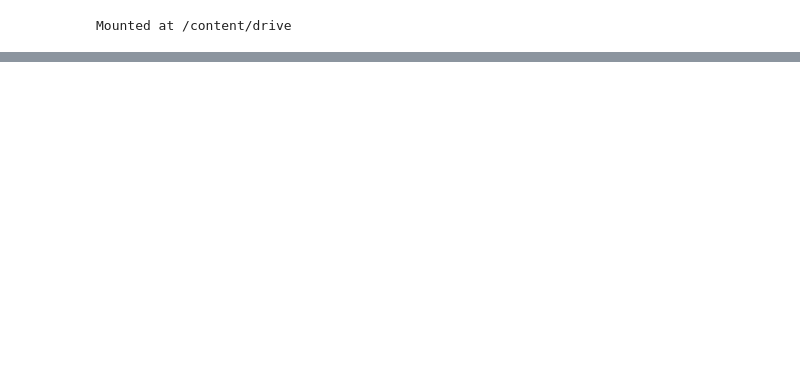
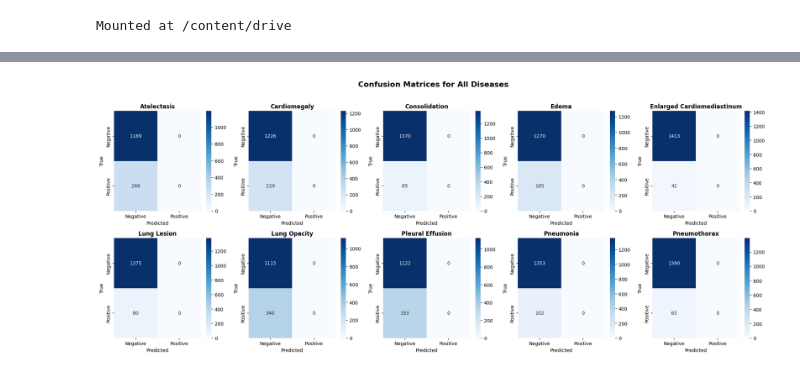
Before and after one commit to MANASVI005/heart_disease_prediction, a Jupyter notebook: heart_disease_prediction.ipynb, the cells around one changed output, grey strips where cells are left out. Cells and saved outputs as stored; diff of their text form; code cells hidden in the pictures; blank space fills up the shorter version.

```diff
--- a/heart_disease_prediction.ipynb
+++ b/heart_disease_prediction.ipynb
@@ -52,0 +702,15 @@ Streaming output truncated to the last 5000 lines.
+# %%
+# Train Phase 2
+print("🚀 Starting Phase 2 Training (fine-tuning)...\n")
+
+EPOCHS_PHASE2 = 4
+
+history_phase2 = model.fit(
+    train_generator,
+    validation_data=valid_generator,
+    epochs=EPOCHS_PHASE2,
+    callbacks=callbacks_phase2,
+    verbose=1
+)
+
+print("\n✅ Phase 2 training complete!")
@@ -52,0 +761,9 @@ Streaming output truncated to the last 5000 lines.
+# %%
+# Get predictions
+print("Getting predictions on test set...")
+y_pred_probs = model.predict(test_generator, verbose=1)
+y_pred = (y_pred_probs > 0.5).astype(int)
+y_true = test_df[DISEASE_COLUMNS].values
+
+print(f"\nPrediction shape: {y_pred_probs.shape}")
+print(f"True labels shape: {y_true.shape}")
@@ -52,0 +864,20 @@ Streaming output truncated to the last 5000 lines.
+# %%
+# Confusion matrices for each disease
+fig, axes = plt.subplots(2, 5, figsize=(20, 8))
+axes = axes.ravel()
+
+for i, disease in enumerate(DISEASE_COLUMNS):
+    cm = confusion_matrix(y_true[:, i], y_pred[:, i])
+
+    sns.heatmap(cm, annot=True, fmt='d', cmap='Blues', ax=axes[i],
+                xticklabels=['Negative', 'Positive'],
+                yticklabels=['Negative', 'Positive'])
+    axes[i].set_title(disease, fontweight='bold')
+    axes[i].set_ylabel('True')
+    axes[i].set_xlabel('Predicted')
+
+plt.suptitle('Confusion Matrices for All Diseases', fontweight='bold', fontsize=16, y=1.02)
+plt.tight_layout()
+plt.show()
+# %% [output]
+[figure, added]
```
Also changed, not shown: parts of 33 cells of this notebook.
